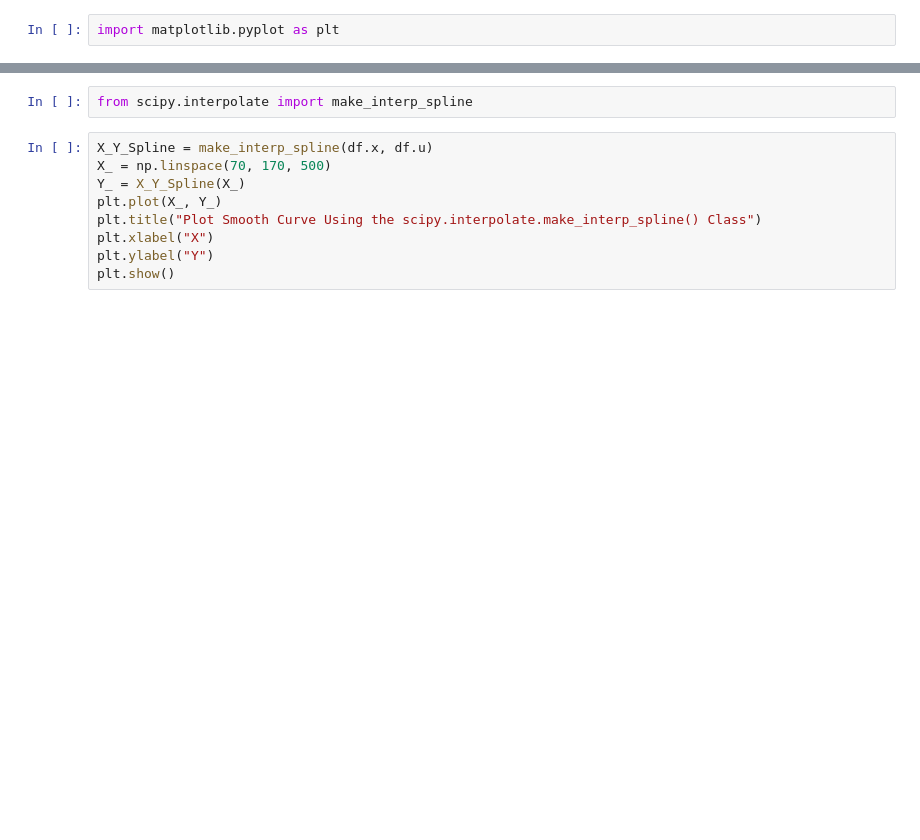
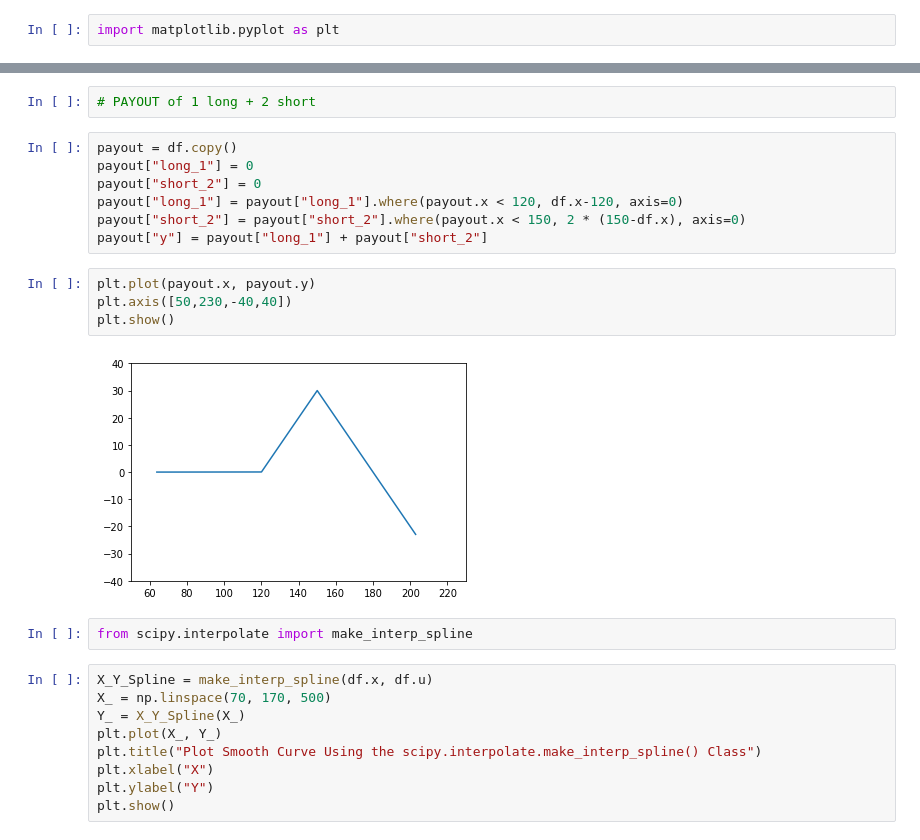
Before and after one commit to NYU-CDS-Capstone-FBSDE/DeepBSDE, a Jupyter notebook: notebooks/data_gen_proto_copy.ipynb, the cells around one changed output, grey strips where cells are left out. Drawn from its saved outputs; the diff is of its cells as text; blank space fills up the shorter version.

```diff
--- a/notebooks/data_gen_proto_copy.ipynb
+++ b/notebooks/data_gen_proto_copy.ipynb
@@ -71,3 +67,18 @@ plt.show()
+# %%
+# PAYOUT of 1 long + 2 short
+# %%
+payout = df.copy()
+payout["long_1"] = 0
+payout["short_2"] = 0
+payout["long_1"] = payout["long_1"].where(payout.x < 120, df.x-120, axis=0)
+payout["short_2"] = payout["short_2"].where(payout.x < 150, 2 * (150-df.x), axis=0)
+payout["y"] = payout["long_1"] + payout["short_2"]
+# %%
+plt.plot(payout.x, payout.y)
+plt.axis([50,230,-40,40])
+plt.show()
+# %% [output]
+[figure, added]
 # %%
 from scipy.interpolate import make_interp_spline
 # %%
```
Also changed, not shown: parts of 8 cells of this notebook.
